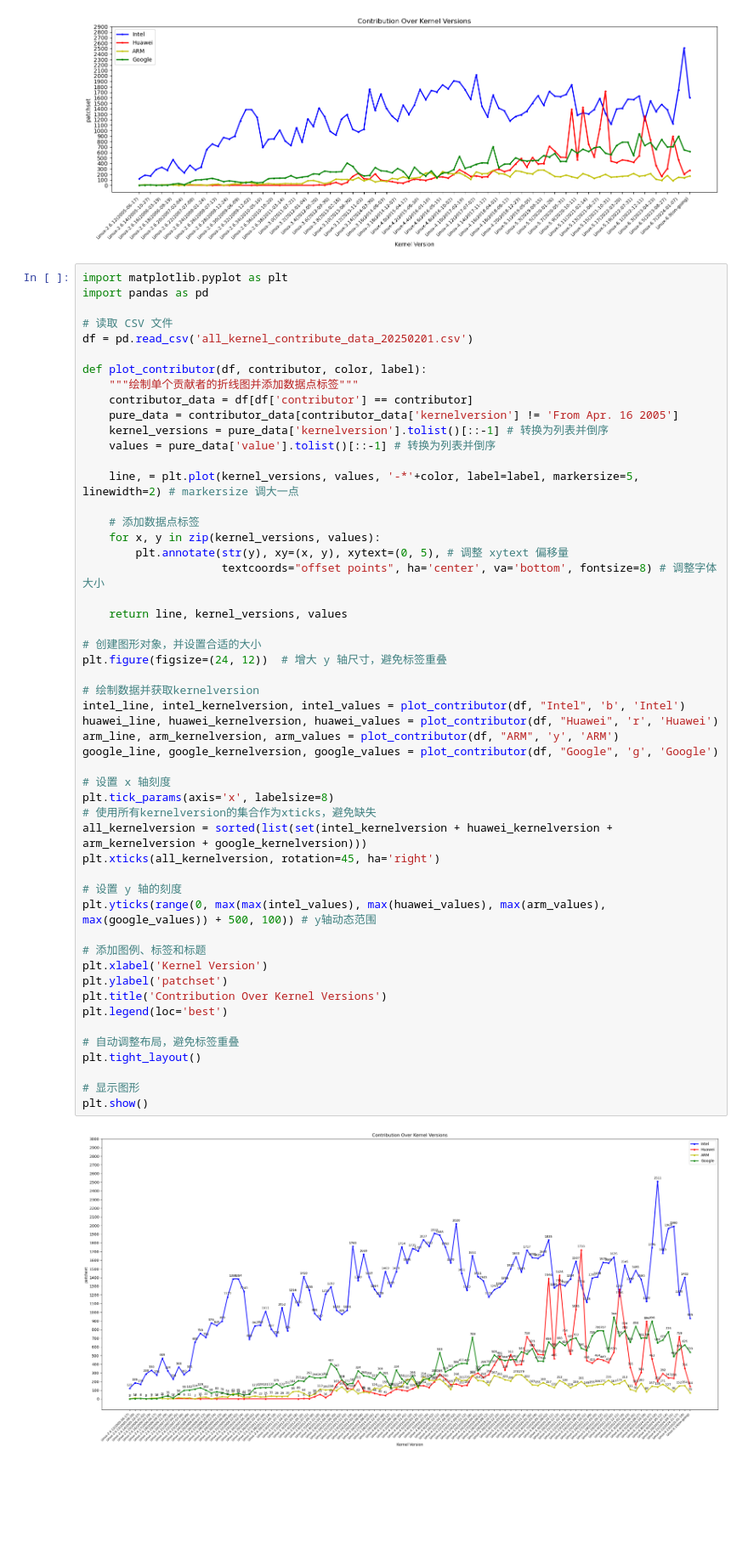
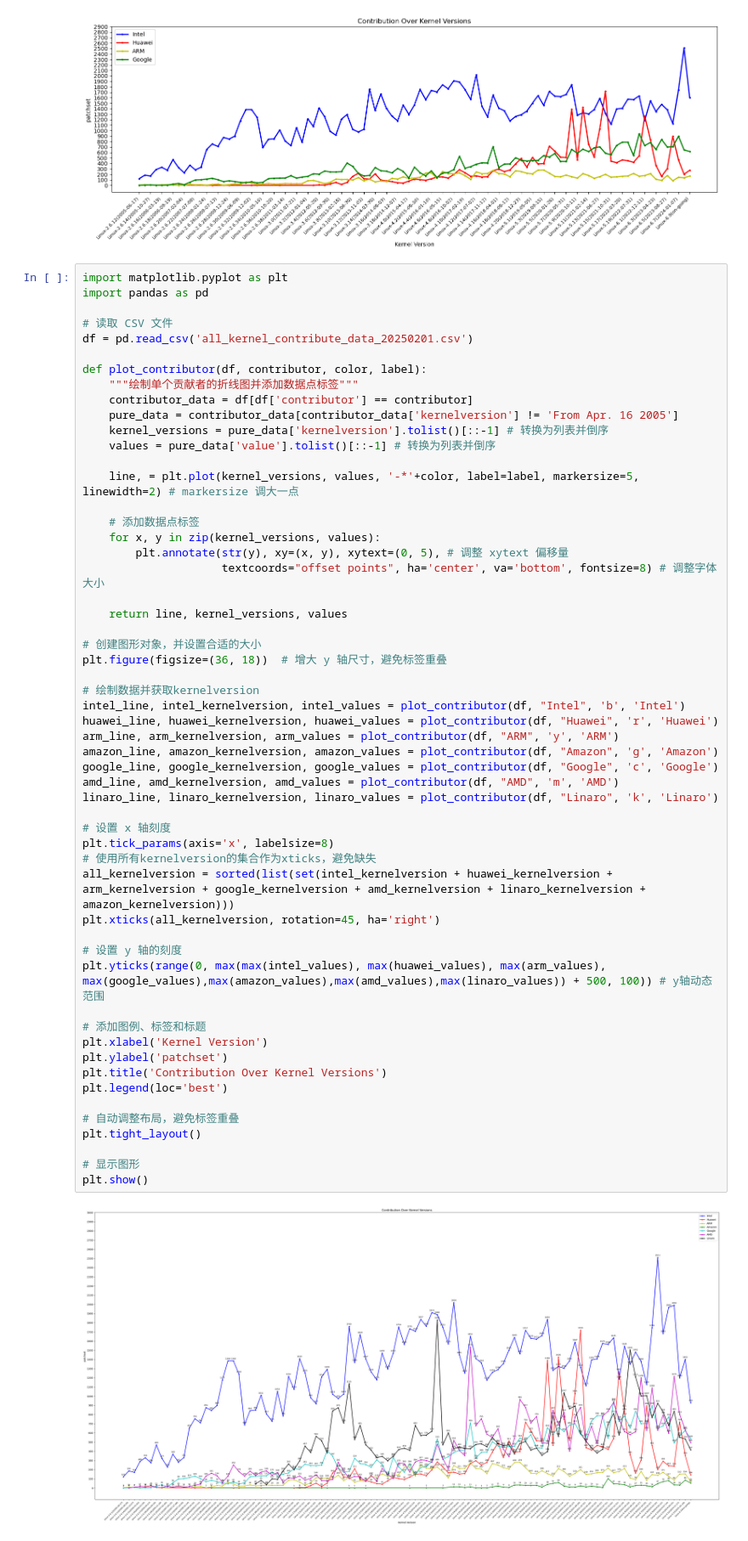
Before and after one commit to izhouliren/helloworld, a Jupyter notebook: chatgpt.ipynb, the cells around one changed output. Shown at 85% size. Cells and saved outputs as stored; diff of their text form; blank space fills up the shorter version.

```diff
--- a/chatgpt.ipynb
+++ b/chatgpt.ipynb
@@ -103,35 +103,38 @@ def plot_contributor(df, contributor, color, label):
                      textcoords="offset points", ha='center', va='bottom', fontsize=8) # 调整字体大小
 
     return line, kernel_versions, values
 
 # 创建图形对象，并设置合适的大小
-plt.figure(figsize=(24, 12))  # 增大 y 轴尺寸，避免标签重叠
+plt.figure(figsize=(36, 18))  # 增大 y 轴尺寸，避免标签重叠
 
 # 绘制数据并获取kernelversion
 intel_line, intel_kernelversion, intel_values = plot_contributor(df, "Intel", 'b', 'Intel')
 huawei_line, huawei_kernelversion, huawei_values = plot_contributor(df, "Huawei", 'r', 'Huawei')
 arm_line, arm_kernelversion, arm_values = plot_contributor(df, "ARM", 'y', 'ARM')
-google_line, google_kernelversion, google_values = plot_contributor(df, "Google", 'g', 'Google')
+amazon_line, amazon_kernelversion, amazon_values = plot_contributor(df, "Amazon", 'g', 'Amazon')
+google_line, google_kernelversion, google_values = plot_contributor(df, "Google", 'c', 'Google')
+amd_line, amd_kernelversion, amd_values = plot_contributor(df, "AMD", 'm', 'AMD')
+linaro_line, linaro_kernelversion, linaro_values = plot_contributor(df, "Linaro", 'k', 'Linaro')
 
 # 设置 x 轴刻度
 plt.tick_params(axis='x', labelsize=8)
 # 使用所有kernelversion的集合作为xticks，避免缺失
-all_kernelversion = sorted(list(set(intel_kernelversion + huawei_kernelversion + arm_kernelversion + google_kernelversion)))
+all_kernelversion = sorted(list(set(intel_kernelversion + huawei_kernelversion + arm_kernelversion + google_kernelversion + amd_kernelversion + linaro_kernelversion + amazon_kernelversion)))
 plt.xticks(all_kernelversion, rotation=45, ha='right')
 
 # 设置 y 轴的刻度
-plt.yticks(range(0, max(max(intel_values), max(huawei_values), max(arm_values), max(google_values)) + 500, 100)) # y轴动态范围
+plt.yticks(range(0, max(max(intel_values), max(huawei_values), max(arm_values), max(google_values),max(amazon_values),max(amd_values),max(linaro_values)) + 500, 100)) # y轴动态范围
 
 # 添加图例、标签和标题
 plt.xlabel('Kernel Version')
 plt.ylabel('patchset')
 plt.title('Contribution Over Kernel Versions')
 plt.legend(loc='best')
 
 # 自动调整布局，避免标签重叠
 plt.tight_layout()
 
 # 显示图形
 plt.show()
 # %% [output]
-[figure, old version]
+[figure, new version]
```
Also changed, not shown: 1 other file.
